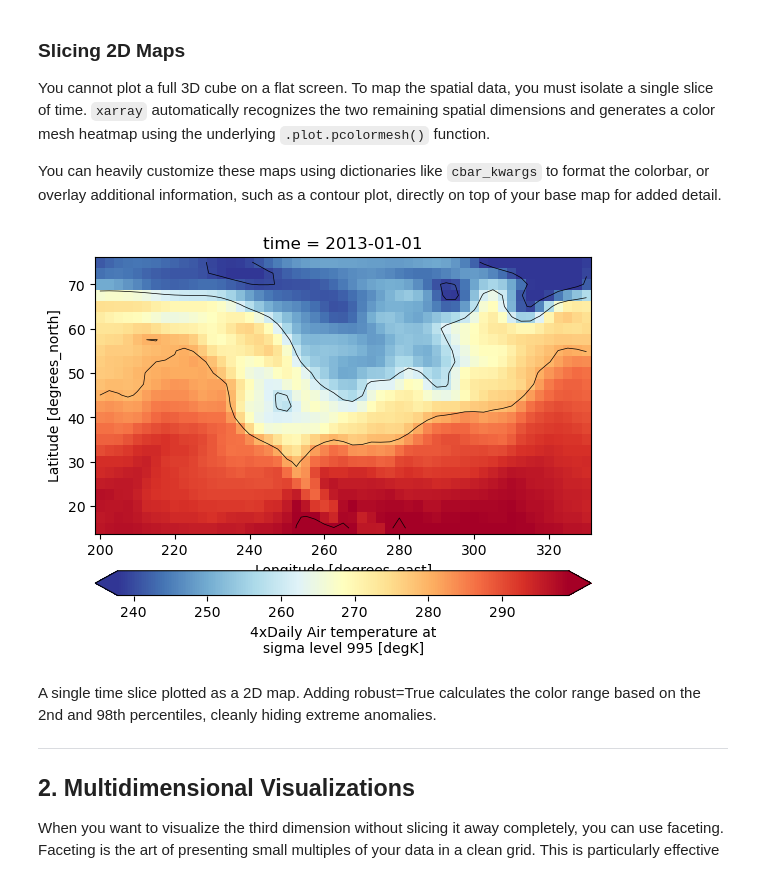
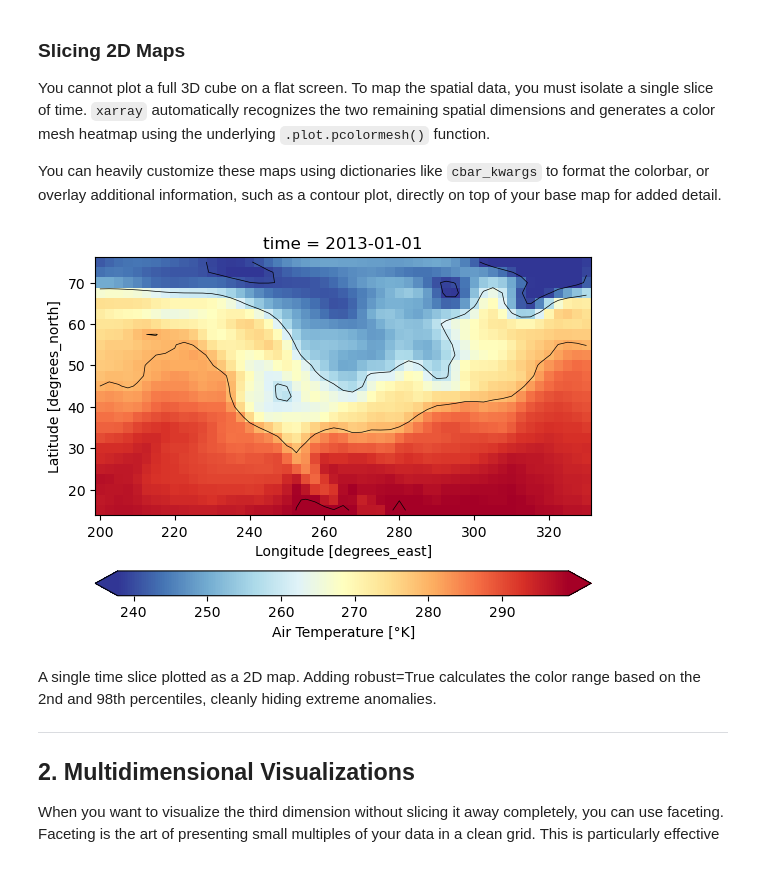
Before and after one commit to 5North/sds210-jb, a Jupyter notebook: book/12_L10_time-series/03_visualizing_the_cube.ipynb, the cells around one changed output. Drawn from its saved outputs; the diff is of its cells as text; code cells hidden in the pictures.

```diff
--- a/book/12_L10_time-series/03_visualizing_the_cube.ipynb
+++ b/book/12_L10_time-series/03_visualizing_the_cube.ipynb
@@ -72,15 +74,21 @@ You can heavily customize these maps using dictionaries like `cbar_kwargs` to fo
 # %%
 # 1. Plot the base heatmap with robust color limits and a horizontal colorbar
 ds.air.isel(time=0).plot.pcolormesh(
-    robust=True, cmap="RdYlBu_r", cbar_kwargs={"orientation": "horizontal", "pad": 0.1}
+    robust=True,
+    cmap="RdYlBu_r",
+    cbar_kwargs={
+        "orientation": "horizontal",
+        "pad": 0.15,
+        "label": "Air Temperature [°K]",
+    },
 )
 
 # 2. Overlay a contour plot on the same axis
 ds.air.isel(time=0).plot.contour(colors="k", levels=5, linewidths=0.5)
 
 plt.show()
 # %% [output]
-[figure, old version]
+[figure, new version]
 # %% [markdown]
 <div class="figure-caption-like">
 A single time slice plotted as a 2D map. Adding robust=True calculates the color range based on the 2nd and 98th percentiles, cleanly hiding extreme anomalies.
```
Also changed, not shown: parts of 10 cells of this notebook, 6 other files.
